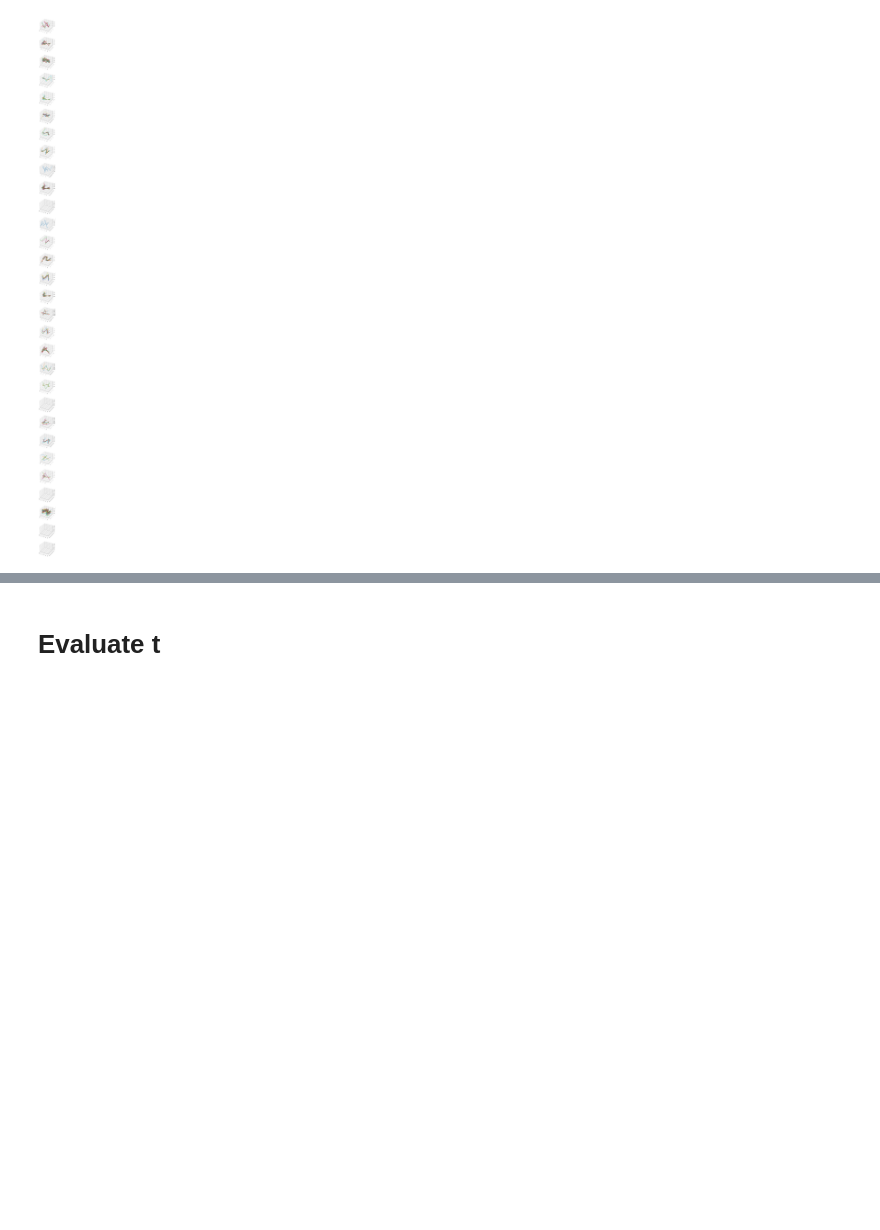
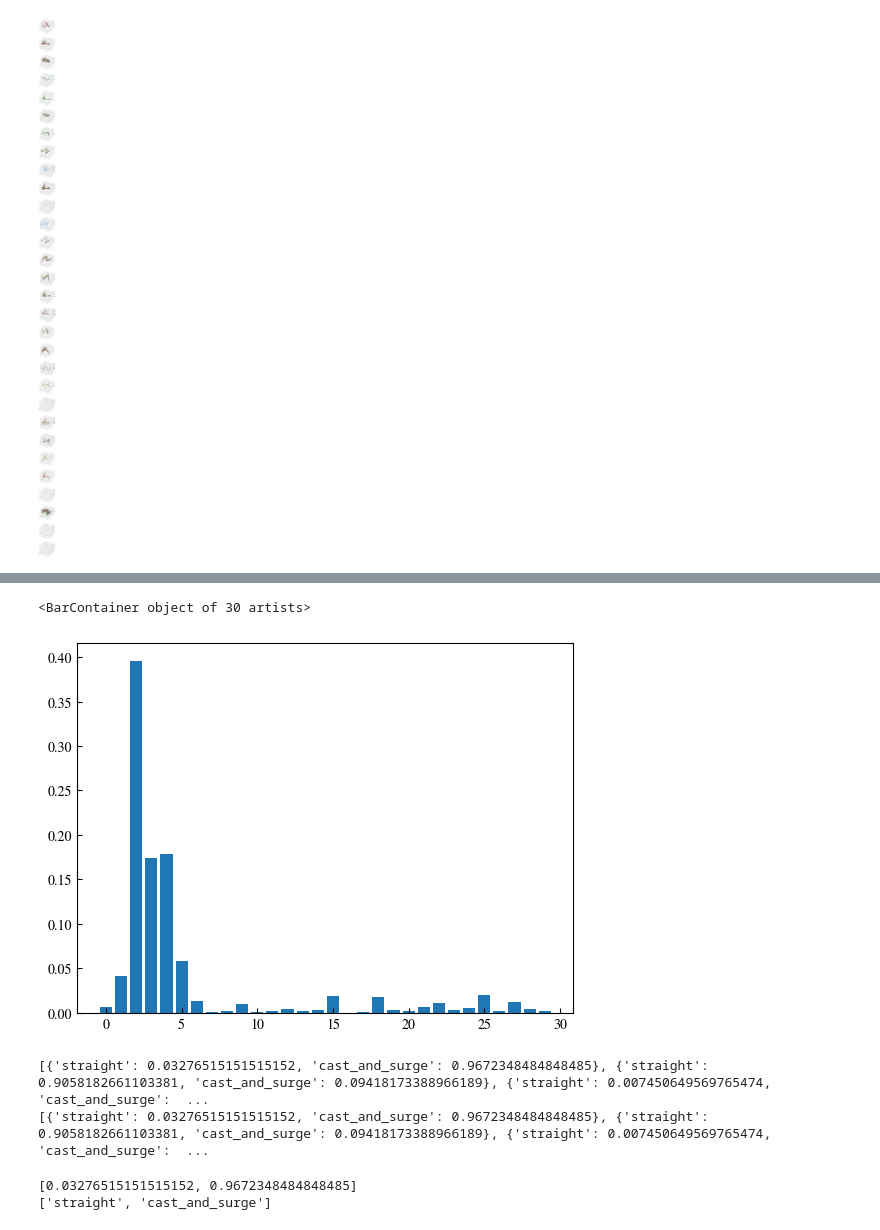
Before and after one commit to HugoLeRoy94/ClusterAnalysis, a Jupyter notebook: unit_test/test_embedding_toy_model.ipynb, the cells around one changed output, grey strips where cells are left out. Saved outputs shown, nothing was run; the diff lists cells and outputs as text; code cells hidden in the pictures; blank space fills up the shorter version.

```diff
--- a/unit_test/test_embedding_toy_model.ipynb
+++ b/unit_test/test_embedding_toy_model.ipynb
@@ -444,2 +433,8 @@ for n,traj in enumerate(embedded_trajectory):
-# %% [markdown]
-# Evaluate t
+# %%
+slow_mode = np.real(vec[:,-2])
+slow_mode = abs(slow_mode)/np.sum(np.abs(slow_mode))
+#slow_mode = (slow_mode - np.min(slow_mode))/(np.max(slow_mode) - np.min(slow_mode))
+plt.bar(np.arange(0,slow_mode.shape[0],1),slow_mode)
+# %% [output]
+<BarContainer object of 30 artists>
+[figure, added]
@@ -445,0 +449,6 @@ for n,traj in enumerate(embedded_trajectory):
+# %%
+print(stereotyps)
+print(stereotyps[:6])
+# %% [output]
+[{'straight': 0.03276515151515152, 'cast_and_surge': 0.9672348484848485}, {'straight': 0.9058182661103381, 'cast_and_surge': 0.09418173388966189}, {'straight': 0.007450649569765474, 'cast_and_surge':  ...
+[{'straight': 0.03276515151515152, 'cast_and_surge': 0.9672348484848485}, {'straight': 0.9058182661103381, 'cast_and_surge': 0.09418173388966189}, {'straight': 0.007450649569765474, 'cast_and_surge':  ...
@@ -445,0 +460,8 @@ for n,traj in enumerate(embedded_trajectory):
+# %%
+vals = list(stereotyps[0].values())
+keys = list(stereotyps[0].keys())
+print(vals)
+print(keys)
+# %% [output]
+[0.03276515151515152, 0.9672348484848485]
+['straight', 'cast_and_surge']
```
Also changed, not shown: parts of 21 cells of this notebook.
